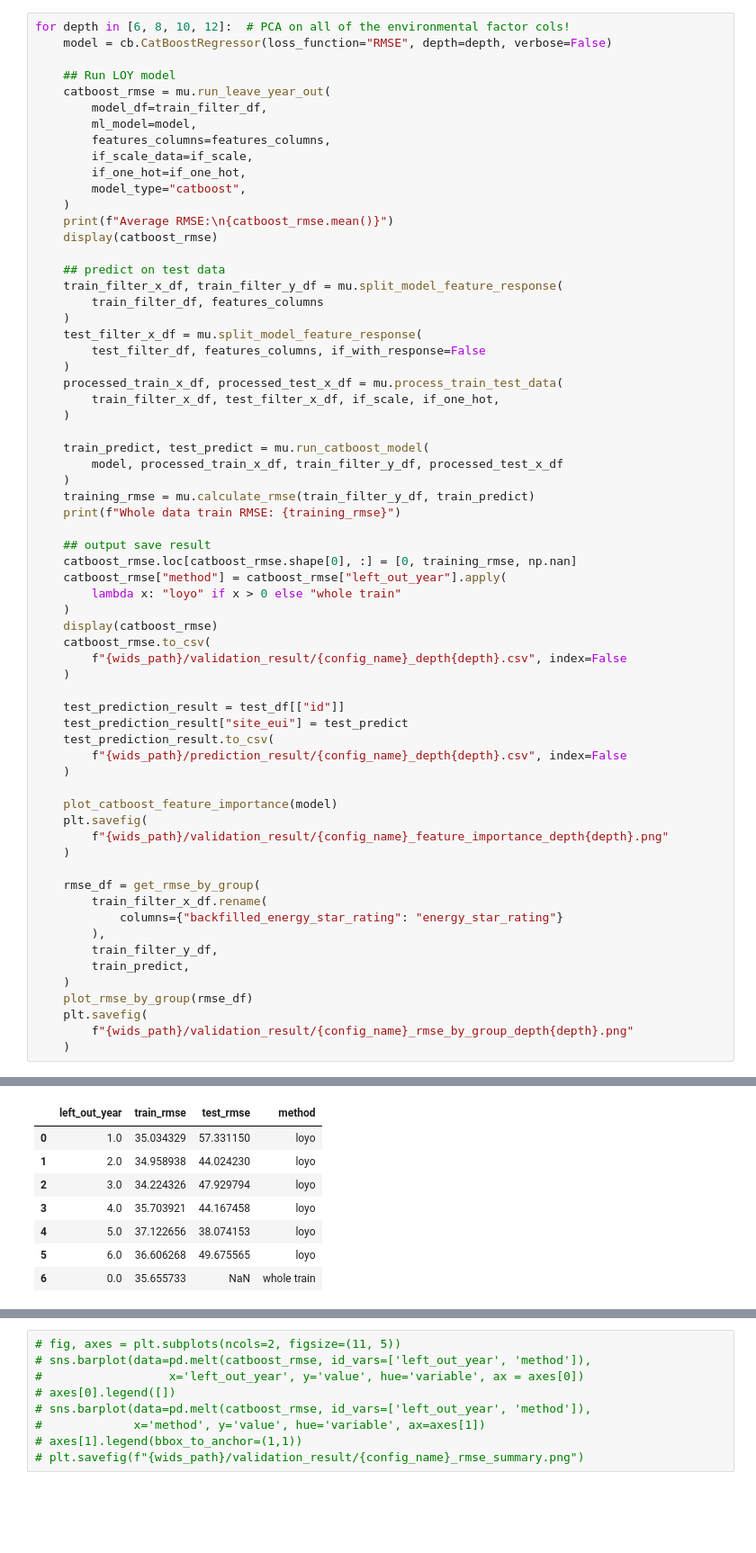
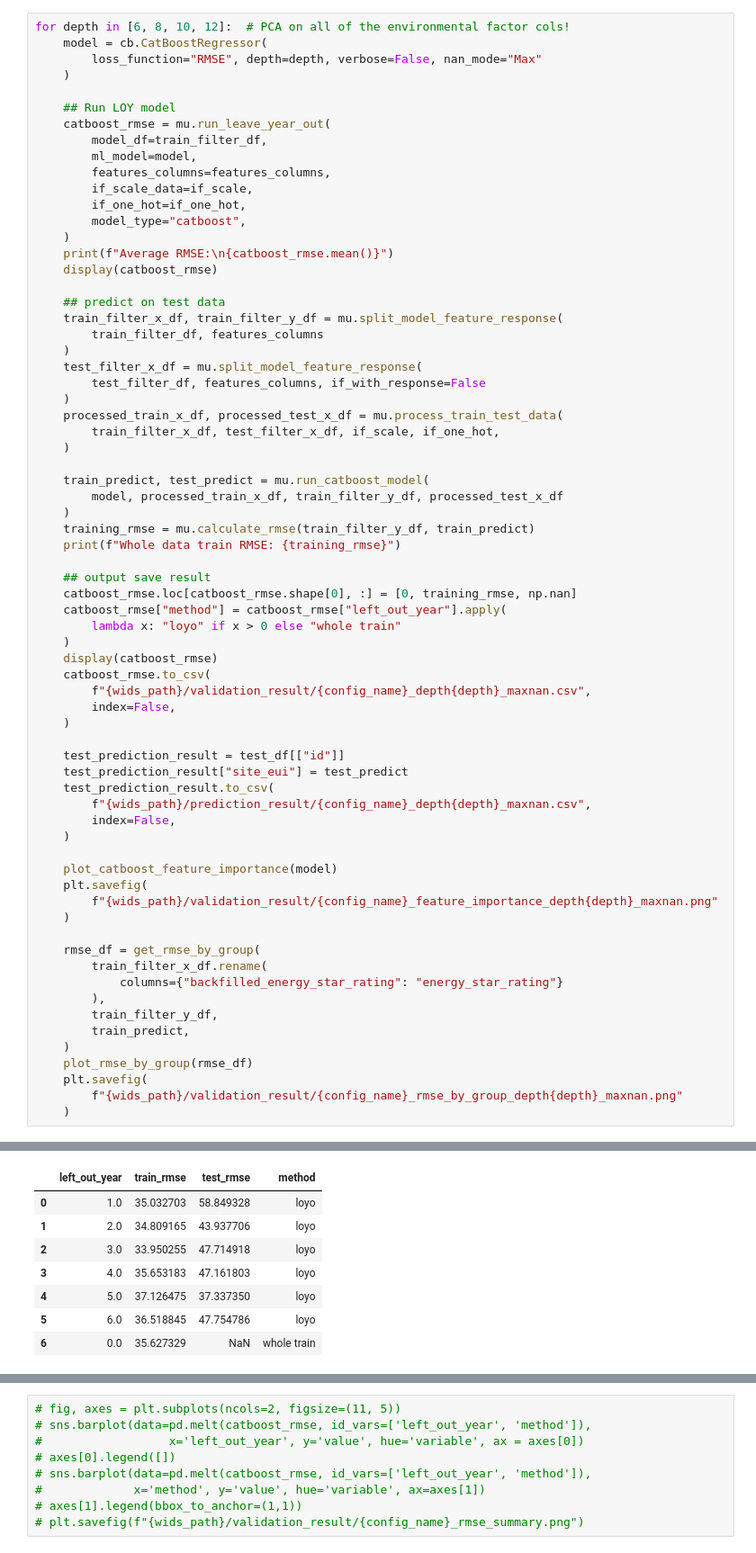
Before and after one commit to hannahpu/widsdatathon2022, a Jupyter notebook: notebook/model_run.ipynb, the cells around one changed output, grey strips where cells are left out. Shown: that part at 90% size. Cells and saved outputs as stored; diff of their text form; blank space fills up the shorter version.

```diff
--- a/notebook/model_run.ipynb
+++ b/notebook/model_run.ipynb
@@ -185,7 +185,9 @@ log_temp_pca_onehot ['building_class', 'state_factor', 'snowdepth_inches', 'faci
 [interactive output not drawn]
 # %%
 for depth in [6, 8, 10, 12]:  # PCA on all of the environmental factor cols!
-    model = cb.CatBoostRegressor(loss_function="RMSE", depth=depth, verbose=False)
+    model = cb.CatBoostRegressor(
+        loss_function="RMSE", depth=depth, verbose=False, nan_mode="Max"
+    )
 
     ## Run LOY model
     catboost_rmse = mu.run_leave_year_out(
@@ -223,18 +225,20 @@ for depth in [6, 8, 10, 12]:  # PCA on all of the environmental factor cols!
     )
     display(catboost_rmse)
     catboost_rmse.to_csv(
-        f"{wids_path}/validation_result/{config_name}_depth{depth}.csv", index=False
+        f"{wids_path}/validation_result/{config_name}_depth{depth}_maxnan.csv",
+        index=False,
     )
 
     test_prediction_result = test_df[["id"]]
     test_prediction_result["site_eui"] = test_predict
     test_prediction_result.to_csv(
-        f"{wids_path}/prediction_result/{config_name}_depth{depth}.csv", index=False
+        f"{wids_path}/prediction_result/{config_name}_depth{depth}_maxnan.csv",
+        index=False,
     )
 
     plot_catboost_feature_importance(model)
     plt.savefig(
-        f"{wids_path}/validation_result/{config_name}_feature_importance_depth{depth}.png"
+        f"{wids_path}/validation_result/{config_name}_feature_importance_depth{depth}_maxnan.png"
     )
 
     rmse_df = get_rmse_by_group(
@@ -246,7 +250,7 @@ for depth in [6, 8, 10, 12]:  # PCA on all of the environmental factor cols!
     )
     plot_rmse_by_group(rmse_df)
     plt.savefig(
-        f"{wids_path}/validation_result/{config_name}_rmse_by_group_depth{depth}.png"
+        f"{wids_path}/validation_result/{config_name}_rmse_by_group_depth{depth}_maxnan.png"
     )
 # %% [output]
 Running catboost
@@ -279,11 +283,11 @@ Whole data train RMSE: 35.65573300854891
 |  | left_out_year | train_rmse | test_rmse | method |
-| 0 | 1.0 | 35.034329 | 57.331150 | loyo |
-| 1 | 2.0 | 34.958938 | 44.024230 | loyo |
-| 2 | 3.0 | 34.224326 | 47.929794 | loyo |
-| 3 | 4.0 | 35.703921 | 44.167458 | loyo |
-| 4 | 5.0 | 37.122656 | 38.074153 | loyo |
-| 5 | 6.0 | 36.606268 | 49.675565 | loyo |
-| 6 | 0.0 | 35.655733 | NaN | whole train |
+| 0 | 1.0 | 35.032703 | 58.849328 | loyo |
+| 1 | 2.0 | 34.809165 | 43.937706 | loyo |
+| 2 | 3.0 | 33.950255 | 47.714918 | loyo |
+| 3 | 4.0 | 35.653183 | 47.161803 | loyo |
+| 4 | 5.0 | 37.126475 | 37.337350 | loyo |
+| 5 | 6.0 | 36.518845 | 47.754786 | loyo |
+| 6 | 0.0 | 35.627329 | NaN | whole train |
 A value is trying to be set on a copy of a slice from a DataFrame.
 Try using .loc[row_indexer,col_indexer] = value instead
 
```
Also changed, not shown: parts of 3 cells of this notebook, 1 other file.
